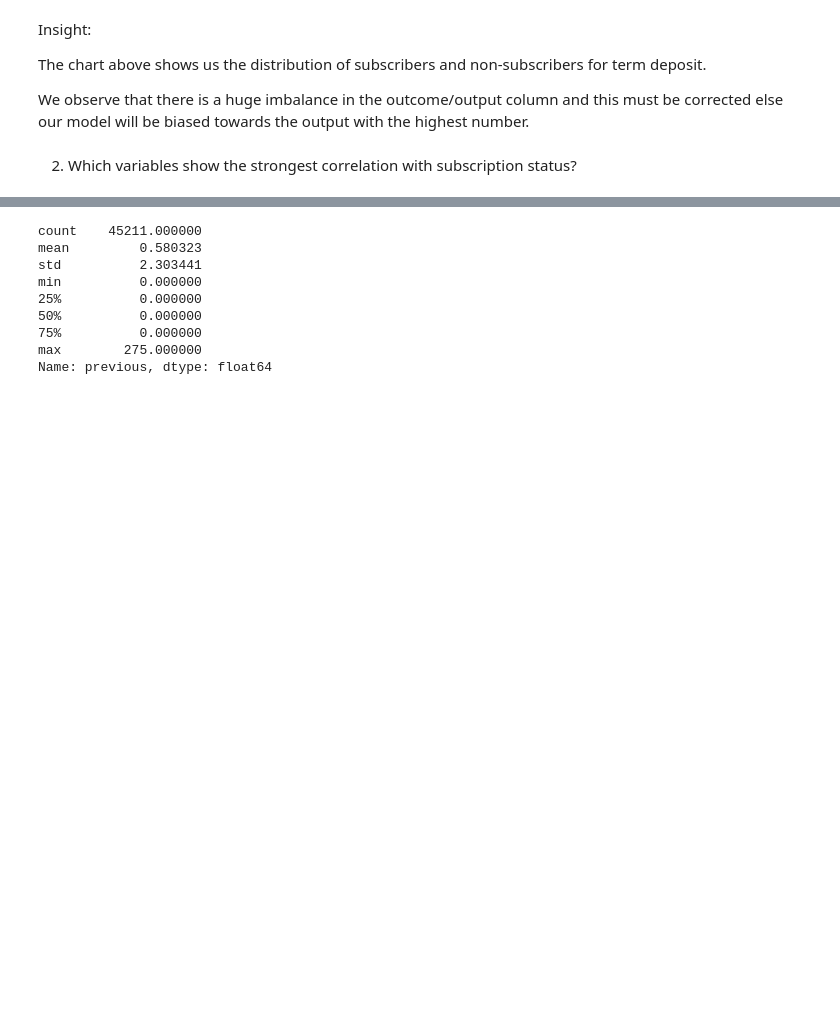
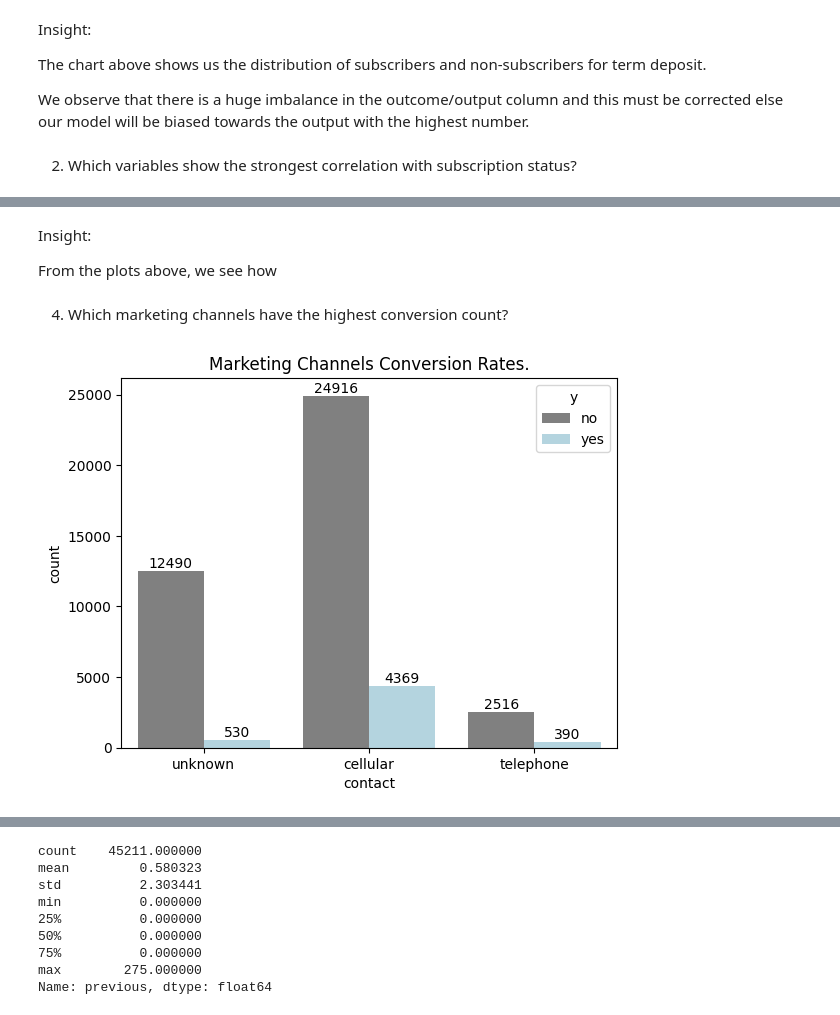
Before and after one commit to pk-aduyaw/term-deposit-subscription, a Jupyter notebook: project-code.ipynb, the cells around one changed output, grey strips where cells are left out. Drawn from its saved outputs; the diff is of its cells as text; code cells hidden in the pictures; blank space fills up the shorter version.

Commit message:
Answered analytical questions and started with data preparation and preprocessing

```diff
--- a/project-code.ipynb
+++ b/project-code.ipynb
@@ -273,0 +329,14 @@ print(f"Variable with strongest correlation: {strongest_corr}, Correlation: {cor
+# %% [markdown]
+Insight:
+
+From the plots above, we see how
+# %% [markdown]
+4. Which marketing channels have the highest conversion count?
+# %%
+ax=sns.countplot(data=df, x='contact', hue='y', palette=['grey','lightblue'])
+for bar in ax.containers:
+    ax.bar_label(bar)
+plt.title('Marketing Channels Conversion Rates.')
+plt.show()
+# %% [output]
+[figure, added]
```
Also changed, not shown: parts of 20 cells of this notebook.
